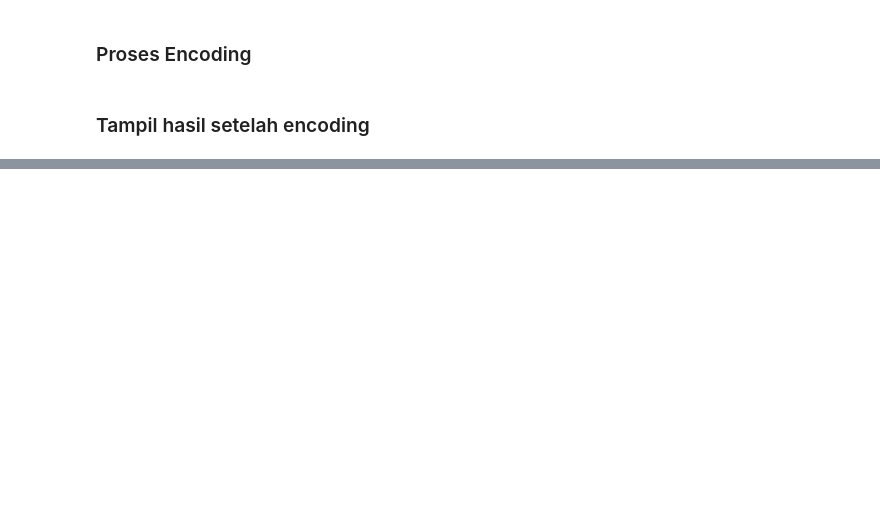
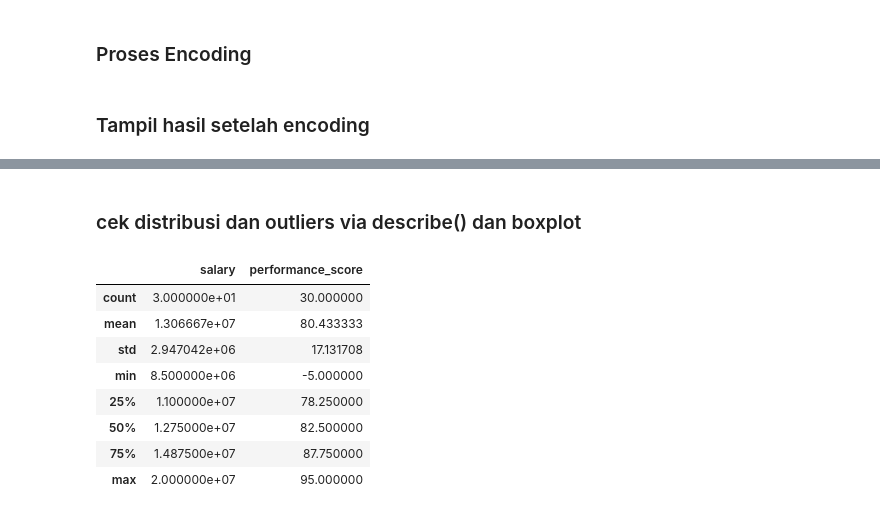
Before and after one commit to galahad20/assignment_Data_Cleaning, a Jupyter notebook: ASSIGNMENT_TEMP_DE14_DAY10_DIMAS_ABIAN_IHSAN.ipynb, the cells around one changed output, grey strips where cells are left out. Saved outputs shown, nothing was run; the diff lists cells and outputs as text; code cells hidden in the pictures; blank space fills up the shorter version.

```diff
--- a/ASSIGNMENT_TEMP_DE14_DAY10_DIMAS_ABIAN_IHSAN.ipynb
+++ b/ASSIGNMENT_TEMP_DE14_DAY10_DIMAS_ABIAN_IHSAN.ipynb
@@ -241,0 +246,14 @@ df_employee_clean_enc.head()
+# %% [markdown]
+### cek distribusi dan outliers via describe() dan boxplot
+# %%
+df_employee_clean_enc[['salary', 'performance_score']].describe()
+# %% [output]
+|  | salary | performance_score |
+| count | 3.000000e+01 | 30.000000 |
+| mean | 1.306667e+07 | 80.433333 |
+| std | 2.947042e+06 | 17.131708 |
+| min | 8.500000e+06 | -5.000000 |
+| 25% | 1.100000e+07 | 78.250000 |
+| 50% | 1.275000e+07 | 82.500000 |
+| 75% | 1.487500e+07 | 87.750000 |
+| max | 2.000000e+07 | 95.000000 |
```
Also changed, not shown: parts of 17 cells of this notebook.
